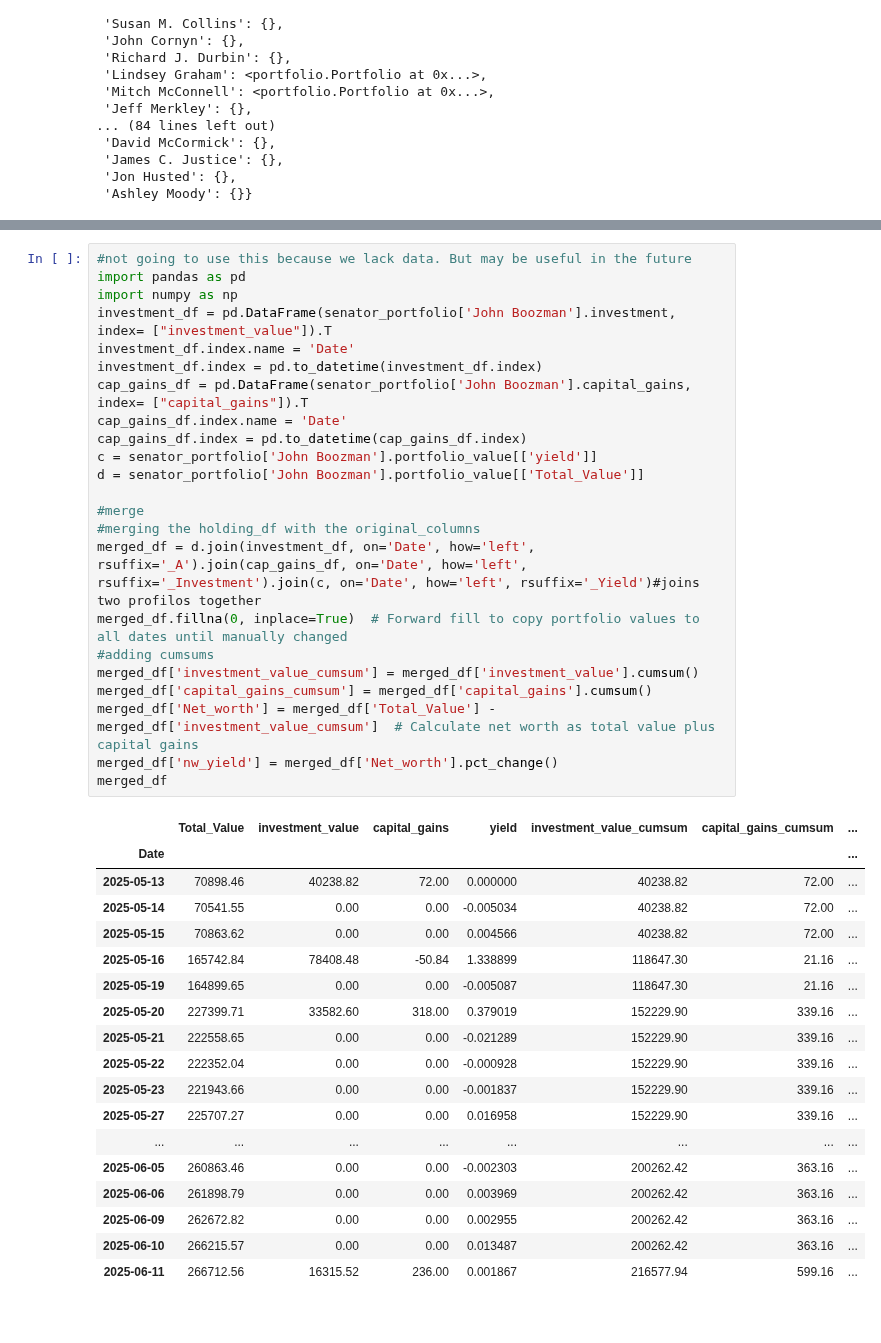
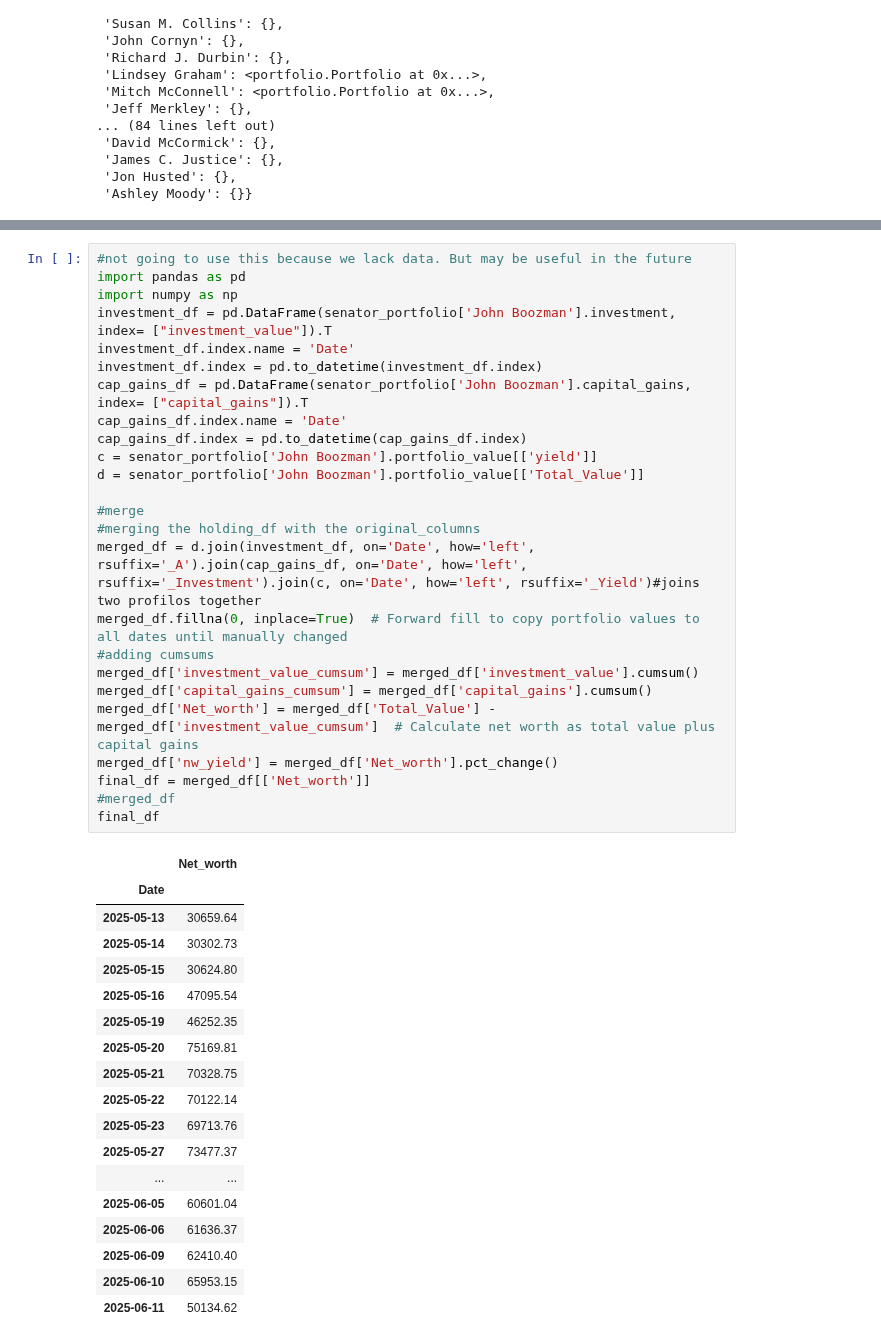
Before and after one commit to santiago20342/python-coruse, a Jupyter notebook: Projects/backtester/test.ipynb, the cells around one changed output, grey strips where cells are left out. Saved outputs shown, nothing was run; the diff lists cells and outputs as text.

```diff
--- a/Projects/backtester/test.ipynb
+++ b/Projects/backtester/test.ipynb
@@ -876,42 +880,44 @@ senator_portfolio['John Boozman'].portfolio_value
 # %%
 #not going to use this because we lack data. But may be useful in the future
 import pandas as pd
 import numpy as np
 investment_df = pd.DataFrame(senator_portfolio['John Boozman'].investment, index= ["investment_value"]).T
 investment_df.index.name = 'Date'
 investment_df.index = pd.to_datetime(investment_df.index)
 cap_gains_df = pd.DataFrame(senator_portfolio['John Boozman'].capital_gains, index= ["capital_gains"]).T
 cap_gains_df.index.name = 'Date'
 cap_gains_df.index = pd.to_datetime(cap_gains_df.index)
 c = senator_portfolio['John Boozman'].portfolio_value[['yield']]
 d = senator_portfolio['John Boozman'].portfolio_value[['Total_Value']]
 
 #merge
 #merging the holding_df with the original_columns
 merged_df = d.join(investment_df, on='Date', how='left', rsuffix='_A').join(cap_gains_df, on='Date', how='left', rsuffix='_Investment').join(c, on='Date', how='left', rsuffix='_Yield')#joins two profilos together
 merged_df.fillna(0, inplace=True)  # Forward fill to copy portfolio values to all dates until manually changed
 #adding cumsums
 merged_df['investment_value_cumsum'] = merged_df['investment_value'].cumsum()
 merged_df['capital_gains_cumsum'] = merged_df['capital_gains'].cumsum()
 merged_df['Net_worth'] = merged_df['Total_Value'] - merged_df['investment_value_cumsum']  # Calculate net worth as total value plus capital gains
 merged_df['nw_yield'] = merged_df['Net_worth'].pct_change()
-merged_df
+final_df = merged_df[['Net_worth']]
+#merged_df
+final_df
 # %% [output]
-|  | Total_Value | investment_value | capital_gains | yield | investment_value_cumsum | capital_gains_cumsum | ... |
-| Date |  |  |  |  |  |  | ... |
-| 2025-05-13 | 70898.46 | 40238.82 | 72.00 | 0.000000 | 40238.82 | 72.00 | ... |
-| 2025-05-14 | 70541.55 | 0.00 | 0.00 | -0.005034 | 40238.82 | 72.00 | ... |
-| 2025-05-15 | 70863.62 | 0.00 | 0.00 | 0.004566 | 40238.82 | 72.00 | ... |
-| 2025-05-16 | 165742.84 | 78408.48 | -50.84 | 1.338899 | 118647.30 | 21.16 | ... |
-| 2025-05-19 | 164899.65 | 0.00 | 0.00 | -0.005087 | 118647.30 | 21.16 | ... |
-| 2025-05-20 | 227399.71 | 33582.60 | 318.00 | 0.379019 | 152229.90 | 339.16 | ... |
-| 2025-05-21 | 222558.65 | 0.00 | 0.00 | -0.021289 | 152229.90 | 339.16 | ... |
-| 2025-05-22 | 222352.04 | 0.00 | 0.00 | -0.000928 | 152229.90 | 339.16 | ... |
-| 2025-05-23 | 221943.66 | 0.00 | 0.00 | -0.001837 | 152229.90 | 339.16 | ... |
-| 2025-05-27 | 225707.27 | 0.00 | 0.00 | 0.016958 | 152229.90 | 339.16 | ... |
-| ... | ... | ... | ... | ... | ... | ... | ... |
-| 2025-06-05 | 260863.46 | 0.00 | 0.00 | -0.002303 | 200262.42 | 363.16 | ... |
-| 2025-06-06 | 261898.79 | 0.00 | 0.00 | 0.003969 | 200262.42 | 363.16 | ... |
-| 2025-06-09 | 262672.82 | 0.00 | 0.00 | 0.002955 | 200262.42 | 363.16 | ... |
-| 2025-06-10 | 266215.57 | 0.00 | 0.00 | 0.013487 | 200262.42 | 363.16 | ... |
-| 2025-06-11 | 266712.56 | 16315.52 | 236.00 | 0.001867 | 216577.94 | 599.16 | ... |
+|  | Net_worth |
+| Date |  |
+| 2025-05-13 | 30659.64 |
+| 2025-05-14 | 30302.73 |
+| 2025-05-15 | 30624.80 |
+| 2025-05-16 | 47095.54 |
+| 2025-05-19 | 46252.35 |
+| 2025-05-20 | 75169.81 |
+| 2025-05-21 | 70328.75 |
+| 2025-05-22 | 70122.14 |
+| 2025-05-23 | 69713.76 |
+| 2025-05-27 | 73477.37 |
+| ... | ... |
+| 2025-06-05 | 60601.04 |
+| 2025-06-06 | 61636.37 |
+| 2025-06-09 | 62410.40 |
+| 2025-06-10 | 65953.15 |
+| 2025-06-11 | 50134.62 |
```
Also changed, not shown: parts of 4 cells of this notebook, 3 other files.
